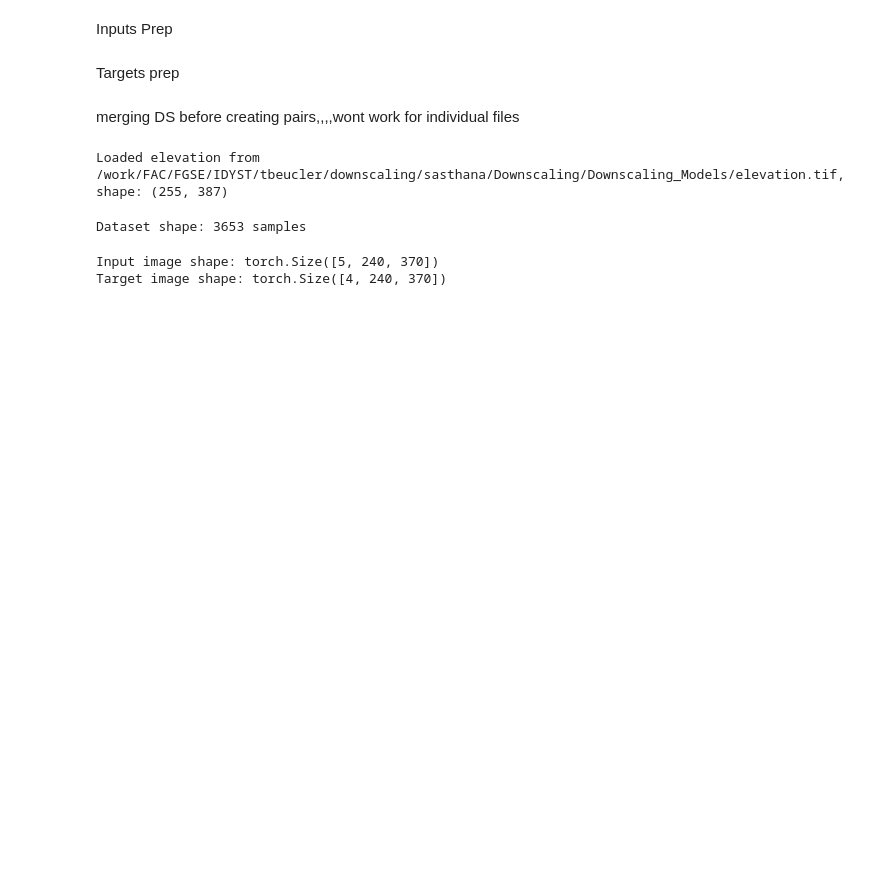
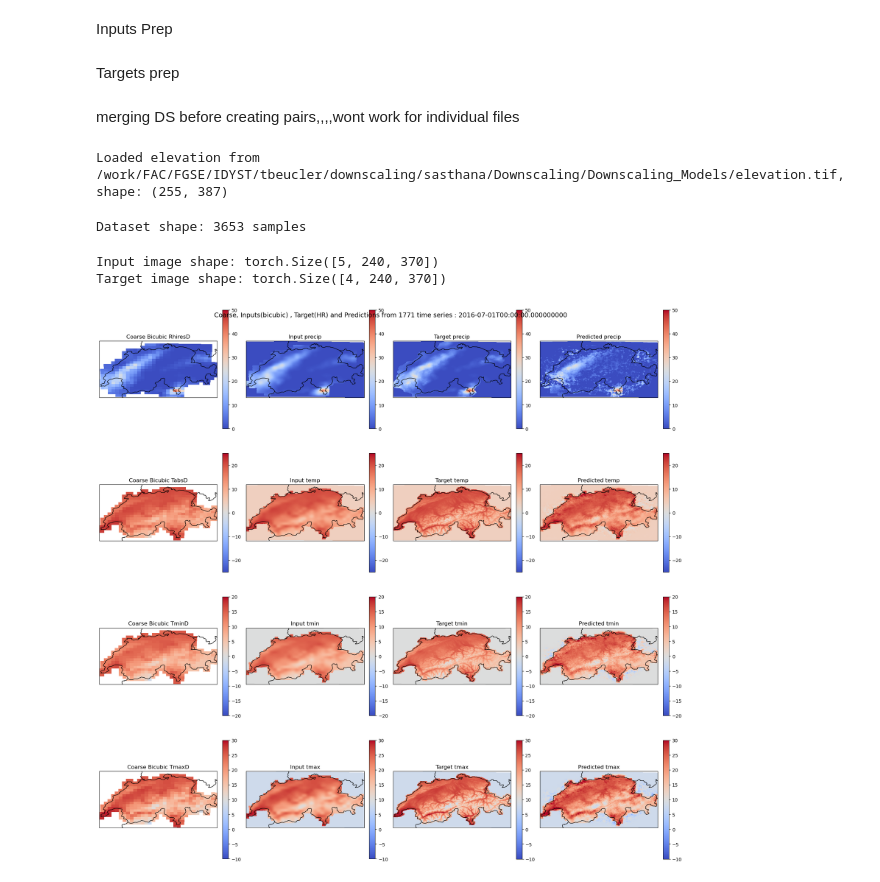
Before and after one commit to AsthanaShivanshi/Downscaling_Models, a Jupyter notebook: models_UNet/UNet_Deterministic_Combined_Dataset/UNet_visualisations.ipynb, the cells around one changed output. Cells and saved outputs as stored; diff of their text form; code cells hidden in the pictures; blank space fills up the shorter version.

```diff
--- a/models_UNet/UNet_Deterministic_Combined_Dataset/UNet_visualisations.ipynb
+++ b/models_UNet/UNet_Deterministic_Combined_Dataset/UNet_visualisations.ipynb
@@ -191,12 +191,12 @@ lon = inputs_merged.lon.values
 var_names = ["precip", "temp", "tmin", "tmax"]
 # Define fixed colorbar limits for each variable
 vmin_dict = {"precip": 0, "temp": -25, "tmin": -20, "tmax": -10}
-vmax_dict = {"precip":100, "temp": 25, "tmin": 20, "tmax": 30}
+vmax_dict = {"precip":50, "temp": 25, "tmin": 20, "tmax": 30}
 
 
 var_names_coarse = ["RhiresD", "TabsD", "TminD", "TmaxD"]
 vmin_dict_coarse = {"RhiresD": 0, "TabsD": -25, "TminD": -20, "TmaxD": -10}
-vmax_dict_coarse = {"RhiresD":100, "TabsD": 25, "TminD": 20, "TmaxD": 30}
+vmax_dict_coarse = {"RhiresD":50, "TabsD": 25, "TminD": 20, "TmaxD": 30}
 
 
 swiss_extent = [5.9, 10.5, 45.7, 47.9]
@@ -240,30 +240,32 @@ for i, (var, var_coarse) in enumerate(zip(var_names, var_names_coarse)):
                        shading='auto', transform=ccrs.PlateCarree())
     ax.set_title(f"Input {var}")
     ax.set_extent(swiss_extent, crs=ccrs.PlateCarree())
     ax.coastlines(resolution='10m')
     ax.add_feature(cfeature.BORDERS)
     fig.colorbar(im, ax=ax, orientation='vertical', fraction=0.046, pad=0.04)
 
     # Target
     ax = axes[i, 2]
     im = ax.pcolormesh(lon, lat, target_img_denorm[i], cmap='coolwarm', vmin=vmin, vmax=vmax,
                        shading='auto', transform=ccrs.PlateCarree())
     ax.set_title(f"Target {var}")
     ax.set_extent(swiss_extent, crs=ccrs.PlateCarree())
     ax.coastlines(resolution='10m')
     ax.add_feature(cfeature.BORDERS)
     fig.colorbar(im, ax=ax, orientation='vertical', fraction=0.046, pad=0.04)
 
     # Predicted
     ax = axes[i, 3]
     im = ax.pcolormesh(lon, lat, pred_img_denorm[i], cmap='coolwarm', vmin=vmin, vmax=vmax,
                        shading='auto', transform=ccrs.PlateCarree())
     ax.set_title(f"Predicted {var}")
     ax.set_extent(swiss_extent, crs=ccrs.PlateCarree())
     ax.coastlines(resolution='10m')
     ax.add_feature(cfeature.BORDERS)
     fig.colorbar(im, ax=ax, orientation='vertical', fraction=0.046, pad=0.04)
 plt.suptitle(f"Coarse, Inputs(bicubic) , Target(HR) and Predictions from 1771 time series : {date}", fontsize=14, y=0.95)
 plt.tight_layout()
 plt.savefig(BASE_DIR+ "/sasthana/Downscaling/Processing_and_Analysis_Scripts/Outputs/1_July_2016_unet_COMBINED.png", dpi=1000, bbox_inches='tight')
 plt.show()
+# %% [output]
+[figure, added]
```
Also changed, not shown: 2 other files.
